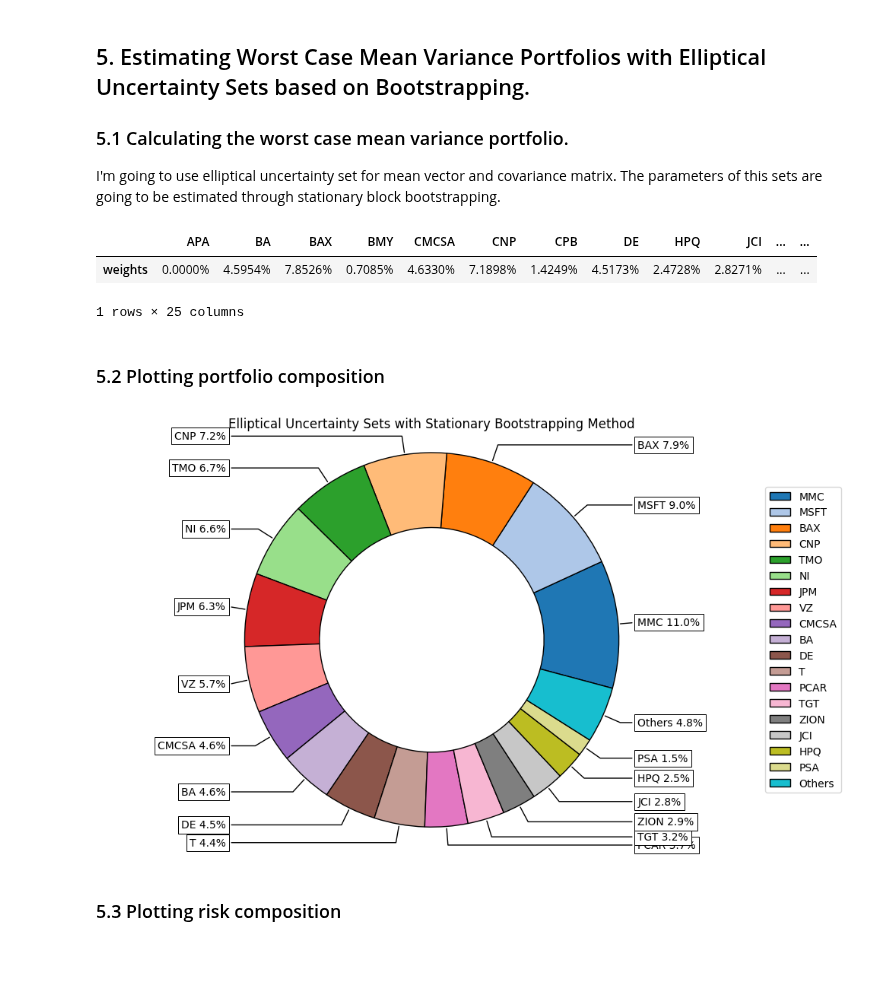
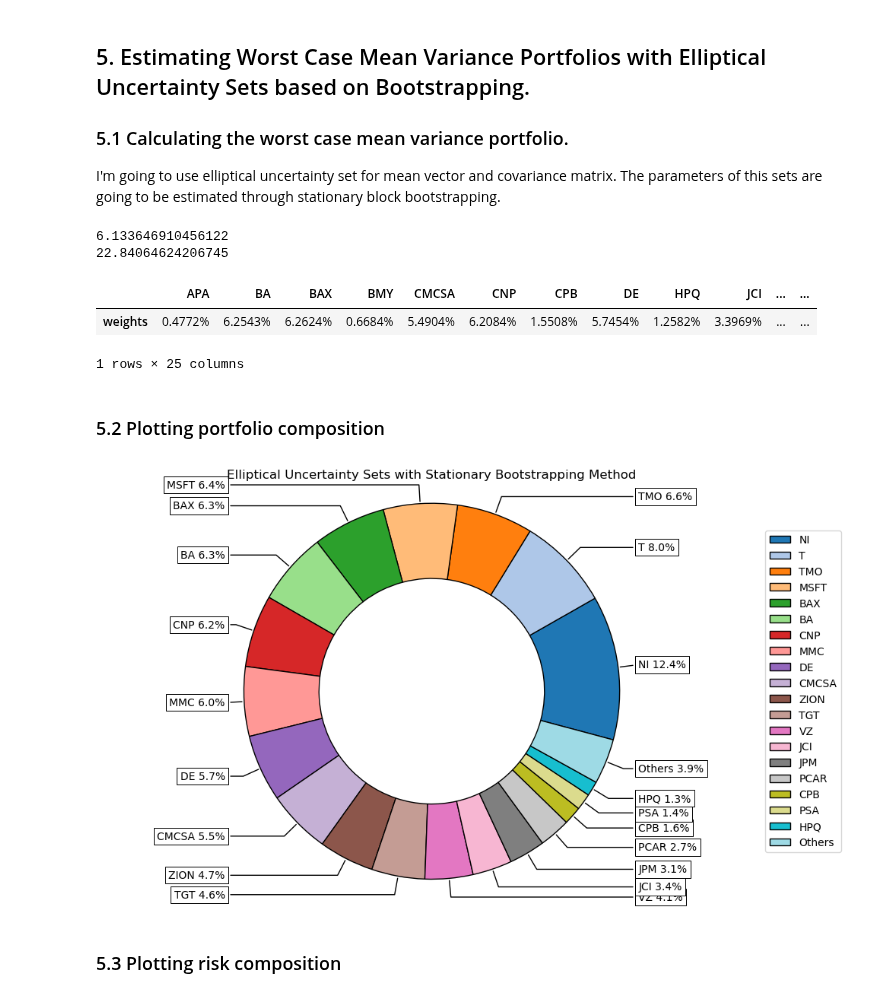
Before and after one commit to dcajasn/Riskfolio-Lib, a Jupyter notebook: examples/Tutorial 12 - Worst Case Mean Variance Portfolio Optimization.ipynb, the cells around one changed output. Drawn from its saved outputs; the diff is of its cells as text; code cells hidden in the pictures; blank space fills up the shorter version.

```diff
--- a/examples/Tutorial 12 - Worst Case Mean Variance Portfolio Optimization.ipynb
+++ b/examples/Tutorial 12 - Worst Case Mean Variance Portfolio Optimization.ipynb
@@ -231,29 +231,35 @@ I'm going to use elliptical uncertainty set for mean vector and covariance matri
 # %%
 # Select method and estimate worst case input parameters:
 
 box = 's' # Method to estimate box uncertainty sets parameters
 ellip = 's' # Method to estimate elliptical uncertainty sets parameters
 q = 0.05 # Confidence level for bootstrapping and k ellipsoidal uncertainty sets constraints
-n_sim = 3000 # Number of scenarios for bootstrapping
+n_sim = 6000 # Number of scenarios for bootstrapping
 window = 3 # Size of each block for block bootstrapping
 dmu = 0.1 # delta to increase or decrease the mean vector
 dcov = 0.1 # delta to increase or decrease the covariance matrix
 seed = 0
 
-port.wc_stats(box=box, ellip=ellip, q=q, n_sim=n_sim, window=window, dmu=dmu, dcov=dcov, seed=seed)
+port.wc_stats(box=box, ellip=ellip, q=q, n_sim=n_sim, window=window, diag=False, dmu=dmu, dcov=dcov, seed=seed)
+
+print(port.k_mu)
+print(port.k_sigma)
+port.solvers = ['MOSEK']
 
 # Estimate worst case optimal portfolio using selected uncertainty sets:
 
 Umu = 'ellip' # Type of uncertainty set for mean vector
 Ucov = 'ellip' # Type of uncertainty set for covariance matrix
 
 w_wc_3 = port.wc_optimization(obj=obj, rf=rf, l=l, Umu=Umu, Ucov=Ucov)
 
 display(w_wc_3.T)
 # %% [output]
+6.133646910456122
+22.84064624206745
 |  | APA | BA | BAX | BMY | CMCSA | CNP | CPB | DE | HPQ | JCI | ... | ... |
-| weights | 0.0000% | 4.5954% | 7.8526% | 0.7085% | 4.6330% | 7.1898% | 1.4249% | 4.5173% | 2.4728% | 2.8271% | ... | ... |
+| weights | 0.4772% | 6.2543% | 6.2624% | 0.6684% | 5.4904% | 6.2084% | 1.5508% | 5.7454% | 1.2582% | 3.3969% | ... | ... |
-1 rows × 25 columns
+1 rows × 25 columns
 # %% [markdown]
 ### 5.2 Plotting portfolio composition
 # %%
@@ -264,7 +270,7 @@ title = 'Elliptical Uncertainty Sets with Stationary Bootstrapping Method'
 ax = rp.plot_pie(w=w_wc_3, title=title, others=0.05, nrow=25,
                  cmap = "tab20", height=6, width=10, ax=None)
 # %% [output]
-[figure, old version]
+[figure, new version]
 # %% [markdown]
 ### 5.3 Plotting risk composition
 # %%
```
Also changed, not shown: parts of 14 cells of this notebook, 24 other files.
